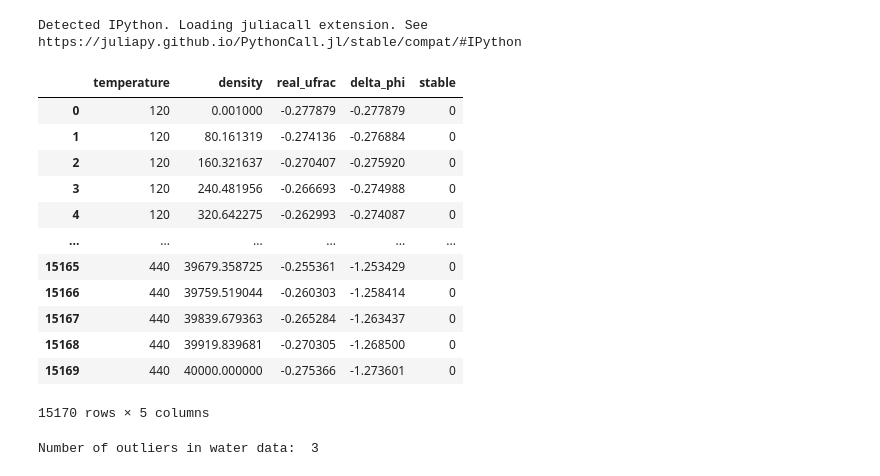
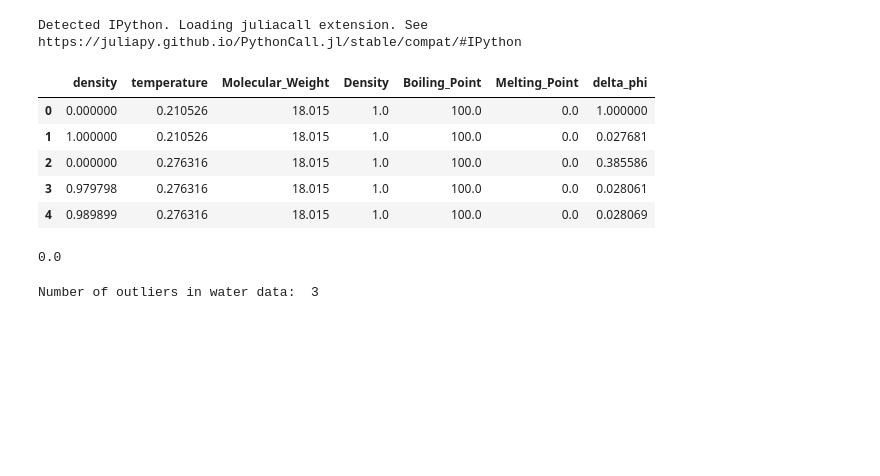
Before and after one commit to RuilongWang1215/ML-uv-theory, a Jupyter notebook: test_ml.ipynb, the cells around one changed output. Cells and saved outputs as stored; diff of their text form; code cells hidden in the pictures; blank space fills up the shorter version.

```diff
--- a/test_ml.ipynb
+++ b/test_ml.ipynb
@@ -45,22 +48,40 @@ total_data_onehot = pd.read_csv('data/real_ufrac_total_data_onehot.csv')
 argon = argon.drop(columns=['Unnamed: 0'])
 water = water.drop(columns=['Unnamed: 0'])
 methane = methane.drop(columns=['Unnamed: 0'])
-# %%
-argon
-# %% [output]
-|  | temperature | density | real_ufrac | delta_phi | stable |
-| 0 | 120 | 0.001000 | -0.277879 | -0.277879 | 0 |
-| 1 | 120 | 80.161319 | -0.274136 | -0.276884 | 0 |
-| 2 | 120 | 160.321637 | -0.270407 | -0.275920 | 0 |
-| 3 | 120 | 240.481956 | -0.266693 | -0.274988 | 0 |
-| 4 | 120 | 320.642275 | -0.262993 | -0.274087 | 0 |
-| ... | ... | ... | ... | ... | ... |
-| 15165 | 440 | 39679.358725 | -0.255361 | -1.253429 | 0 |
-| 15166 | 440 | 39759.519044 | -0.260303 | -1.258414 | 0 |
-| 15167 | 440 | 39839.679363 | -0.265284 | -1.263437 | 0 |
-| 15168 | 440 | 39919.839681 | -0.270305 | -1.268500 | 0 |
-| 15169 | 440 | 40000.000000 | -0.275366 | -1.273601 | 0 |
-15170 rows × 5 columns
+# %%
+import pandas as pd
+from sklearn.preprocessing import StandardScaler
+from sklearn.preprocessing import MinMaxScaler
+
+# Example DataFrame similar to yours
+# Load your data
+df = total_data_features.copy()  # replace with your actual data file path
+
+# Select the columns that you don't want to standardize
+exclude_columns = ['Boiling_Point', 'Molecular_Weight', 'Melting_Point']
+
+# Create a list of columns to standardize by excluding the selected columns
+columns_to_standardize = [col for col in df.columns if col not in exclude_columns]
+
+# Initialize the StandardScaler
+scaler = MinMaxScaler()
+
+# Standardize only the selected columns
+df[columns_to_standardize] = scaler.fit_transform(df[columns_to_standardize])
+
+# Display the standardized DataFrame
+df.head()
+# %% [output]
+|  | density | temperature | Molecular_Weight | Density | Boiling_Point | Melting_Point | delta_phi |
+| 0 | 0.000000 | 0.210526 | 18.015 | 1.0 | 100.0 | 0.0 | 1.000000 |
+| 1 | 1.000000 | 0.210526 | 18.015 | 1.0 | 100.0 | 0.0 | 0.027681 |
+| 2 | 0.000000 | 0.276316 | 18.015 | 1.0 | 100.0 | 0.0 | 0.385586 |
+| 3 | 0.979798 | 0.276316 | 18.015 | 1.0 | 100.0 | 0.0 | 0.028061 |
+| 4 | 0.989899 | 0.276316 | 18.015 | 1.0 | 100.0 | 0.0 | 0.028069 |
+# %%
+df['temperature'].min()
+# %% [output]
+0.0
 # %%
 water_without_outliers = detect_outliers(water)
 len_water = len(water)
```
Also changed, not shown: parts of 12 cells of this notebook, 16 other files.
